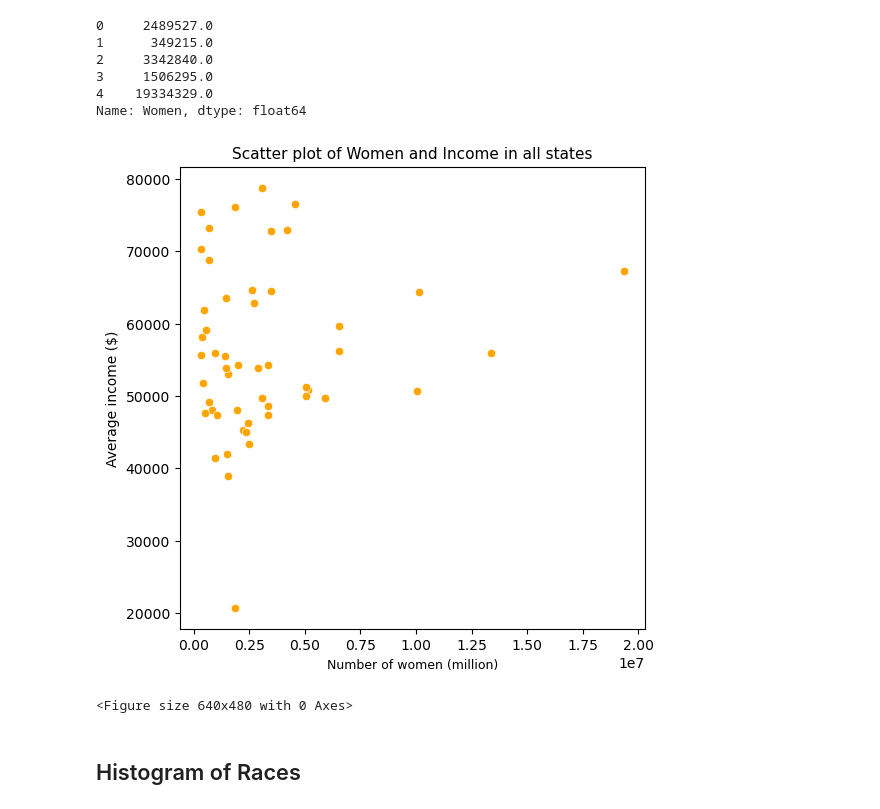
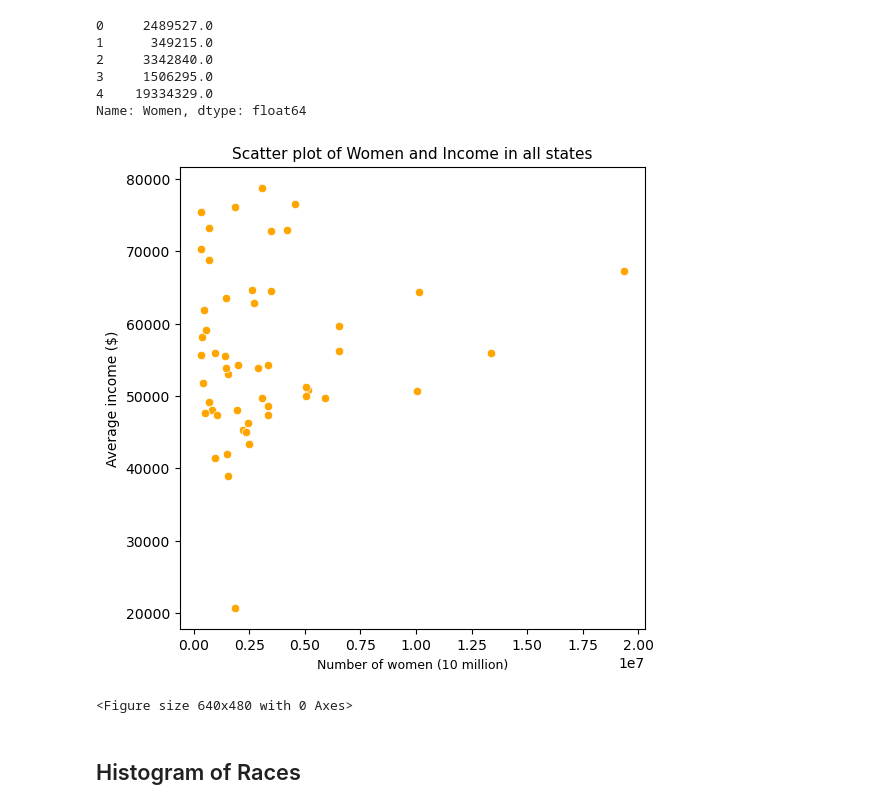
Before and after one commit to LiZoMark841619/US_Census, a Jupyter notebook: Cleaning US Census Data.ipynb, the cells around one changed output. Saved outputs shown, nothing was run; the diff lists cells and outputs as text; code cells hidden in the pictures.

```diff
--- a/Cleaning US Census Data.ipynb
+++ b/Cleaning US Census Data.ipynb
@@ -210,4 +219,4 @@ dtype: int64
 # %% [markdown]
 11. Drop those duplicates using the `.drop_duplicates()` function.
 # %%
-us_census = us_census.drop_duplicates()
+us_census = us_census.drop_duplicates(subset='State')
@@ -225,13 +239,13 @@ Name: Women, dtype: float64
 # %%
 plt.figure(figsize=[6, 6])
 sns.scatterplot(x='Women', y='Income', data=us_census, color='orange')
 plt.title('Scatter plot of Women and Income in all states', fontsize=11)
-plt.xlabel('Number of women (million)', fontsize=9)
+plt.xlabel('Number of women (10 million)', fontsize=9)
 plt.ylabel('Average income ($)')
 plt.show()
 plt.clf()
 # %% [output]
-[figure, old version]
+[figure, new version]
 <Figure size 640x480 with 0 Axes>
 # %% [markdown]
 ## Histogram of Races
```
Also changed, not shown: parts of 3 cells of this notebook.
